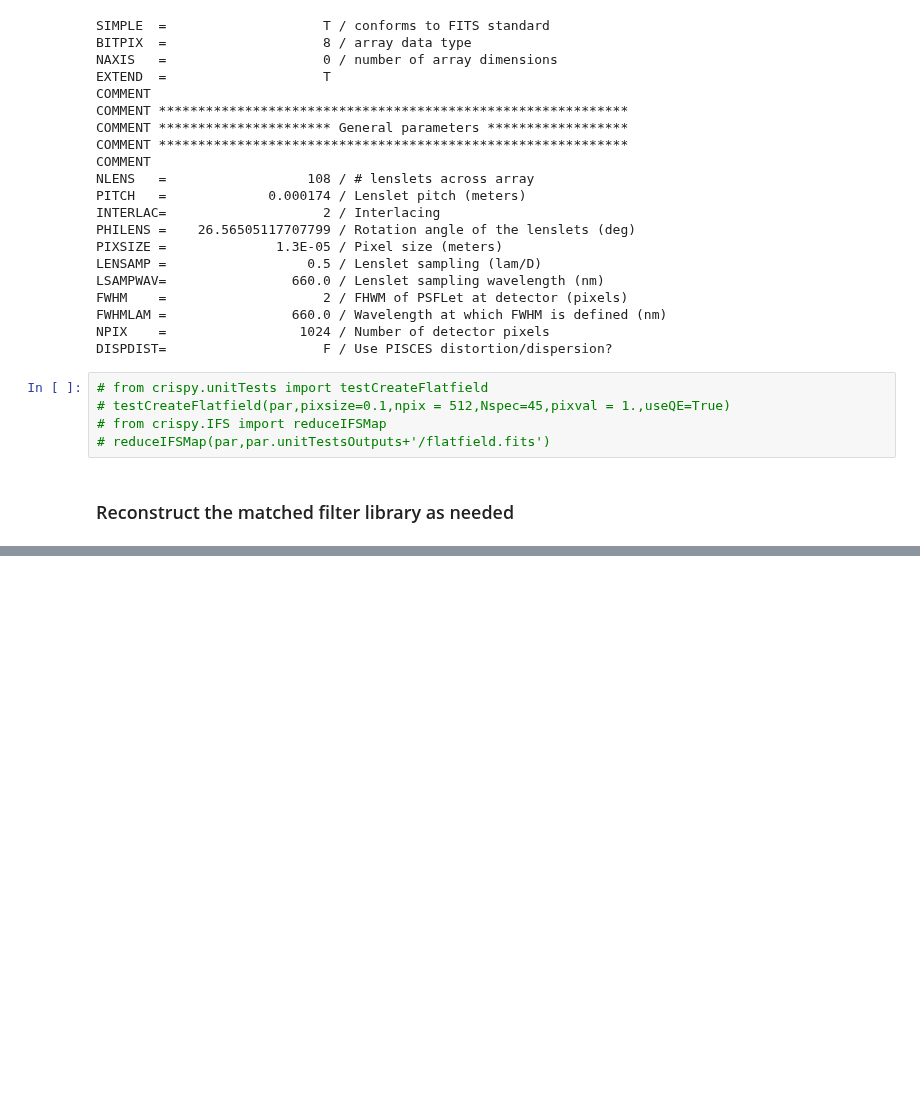
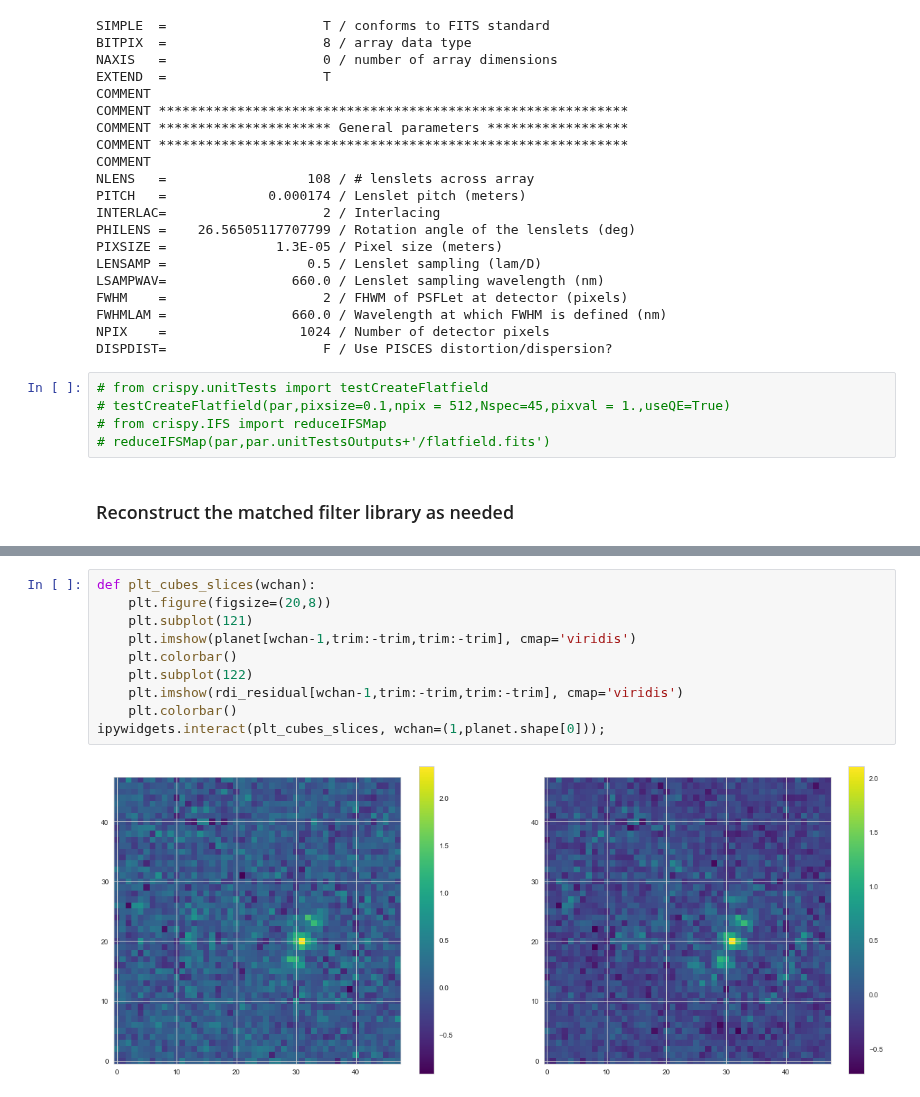
Before and after one commit to mjrfringes/crispy, a Jupyter notebook: docs/source/notebooks/OS5_scenario.ipynb, the cells around one changed output, grey strips where cells are left out. Cells and saved outputs as stored; diff of their text form; blank space fills up the shorter version.

```diff
--- a/docs/source/notebooks/OS5_scenario.ipynb
+++ b/docs/source/notebooks/OS5_scenario.ipynb
@@ -189,0 +260,12 @@ plt.plot(lam_midpts,ratio)
+# %%
+def plt_cubes_slices(wchan):
+    plt.figure(figsize=(20,8))
+    plt.subplot(121)
+    plt.imshow(planet[wchan-1,trim:-trim,trim:-trim], cmap='viridis')
+    plt.colorbar()
+    plt.subplot(122)
+    plt.imshow(rdi_residual[wchan-1,trim:-trim,trim:-trim], cmap='viridis')
+    plt.colorbar()
+ipywidgets.interact(plt_cubes_slices, wchan=(1,planet.shape[0]));
+# %% [output]
+[figure, added]
```
Also changed, not shown: parts of 16 cells of this notebook, 10 other files.
